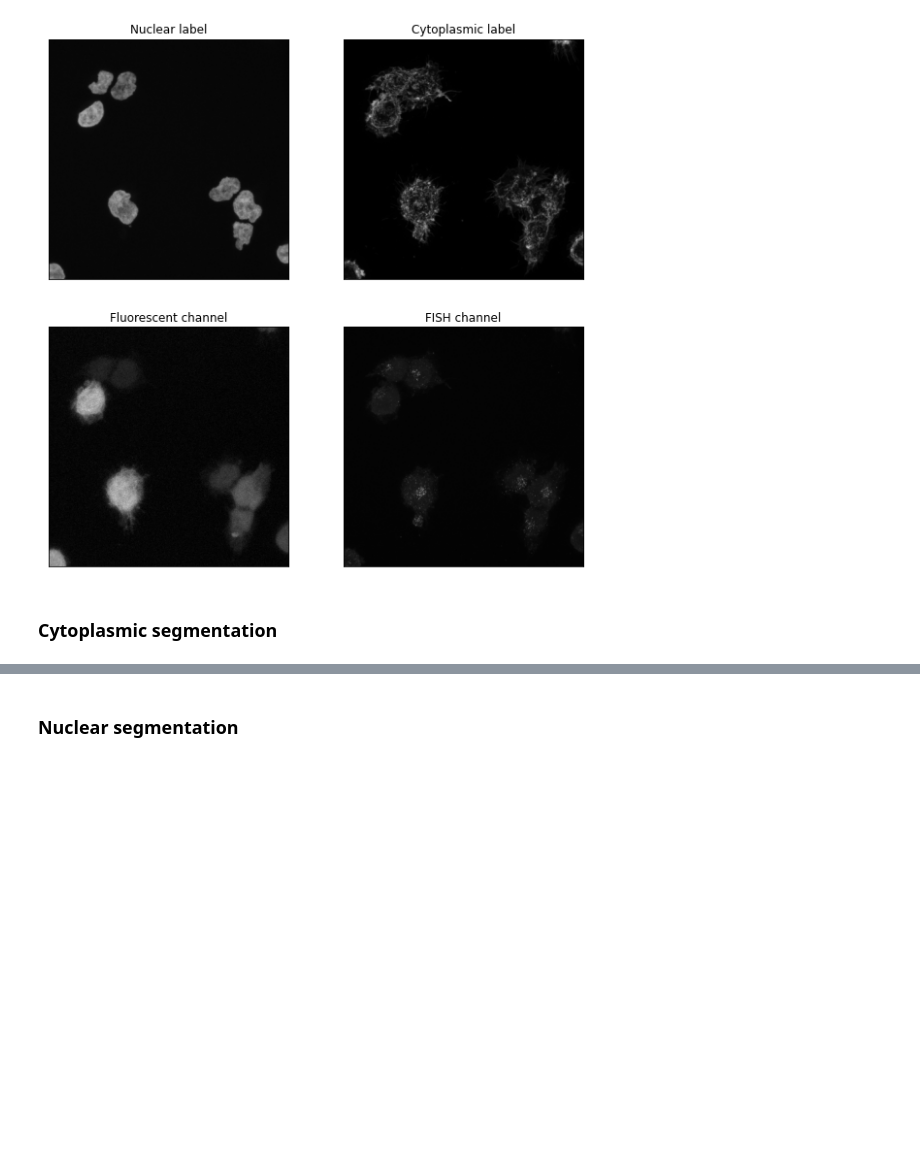
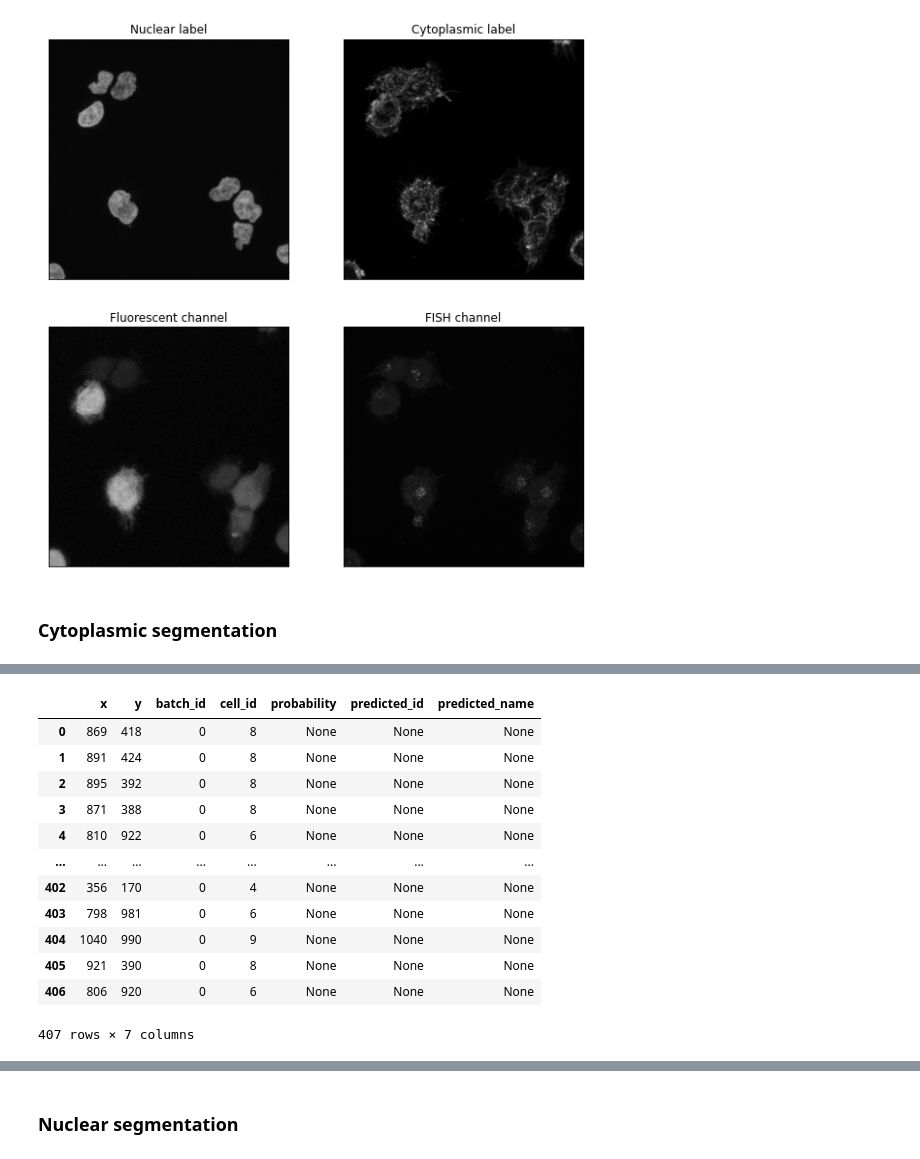
Before and after one commit to vanvalenlab/deepcell-spots, a Jupyter notebook: notebooks/Singleplex FISH Analysis.ipynb, the cells around one changed output, grey strips where cells are left out. Cells and saved outputs as stored; diff of their text form; code cells hidden in the pictures; blank space fills up the shorter version.

```diff
--- a/notebooks/Singleplex FISH Analysis.ipynb
+++ b/notebooks/Singleplex FISH Analysis.ipynb
@@ -99,0 +106,16 @@ cyto_pred = app.predict(spots_image=spots_image, segmentation_image=fluor_image,
+# %%
+df_spots
+# %% [output]
+|  | x | y | batch_id | cell_id | probability | predicted_id | predicted_name |
+| 0 | 869 | 418 | 0 | 8 | None | None | None |
+| 1 | 891 | 424 | 0 | 8 | None | None | None |
+| 2 | 895 | 392 | 0 | 8 | None | None | None |
+| 3 | 871 | 388 | 0 | 8 | None | None | None |
+| 4 | 810 | 922 | 0 | 6 | None | None | None |
+| ... | ... | ... | ... | ... | ... | ... | ... |
+| 402 | 356 | 170 | 0 | 4 | None | None | None |
+| 403 | 798 | 981 | 0 | 6 | None | None | None |
+| 404 | 1040 | 990 | 0 | 9 | None | None | None |
+| 405 | 921 | 390 | 0 | 8 | None | None | None |
+| 406 | 806 | 920 | 0 | 6 | None | None | None |
+407 rows × 7 columns
```
Also changed, not shown: parts of 9 cells of this notebook, 16 other files.
